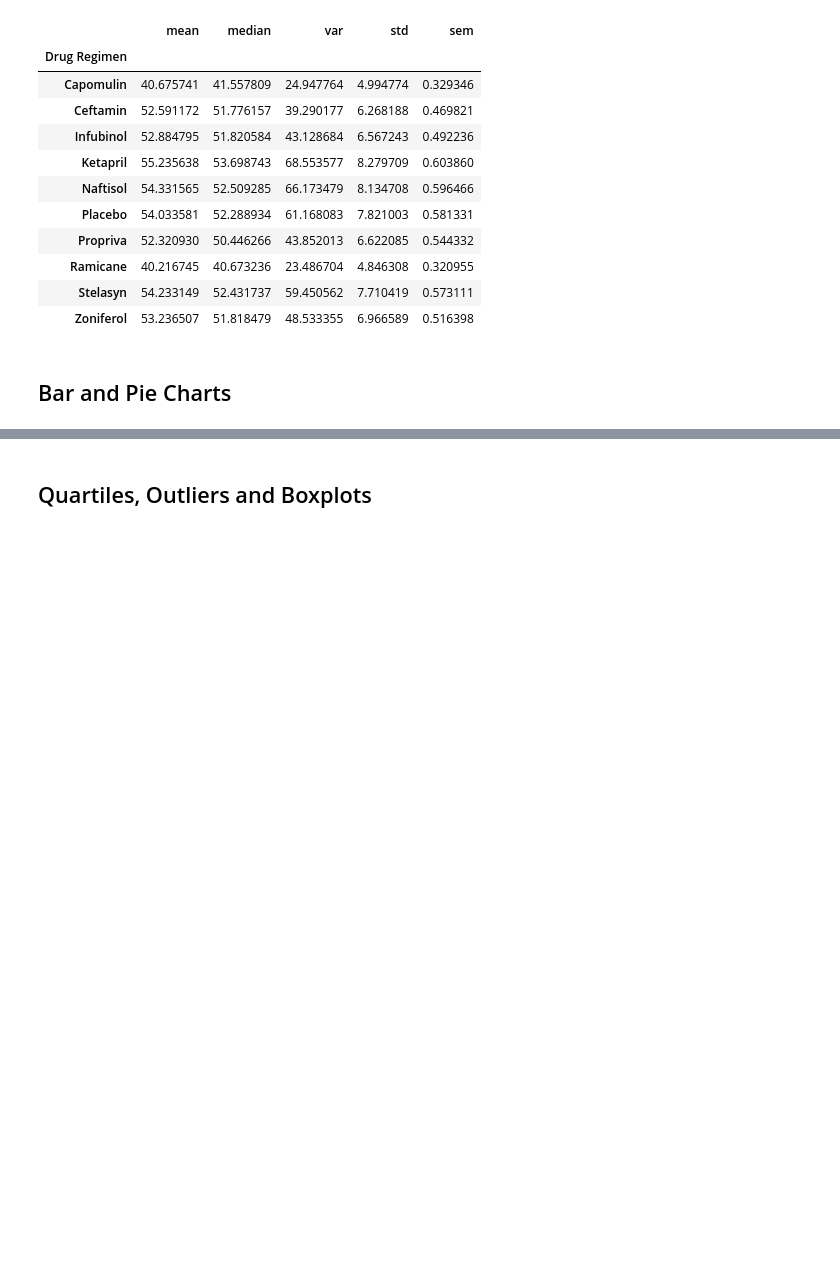
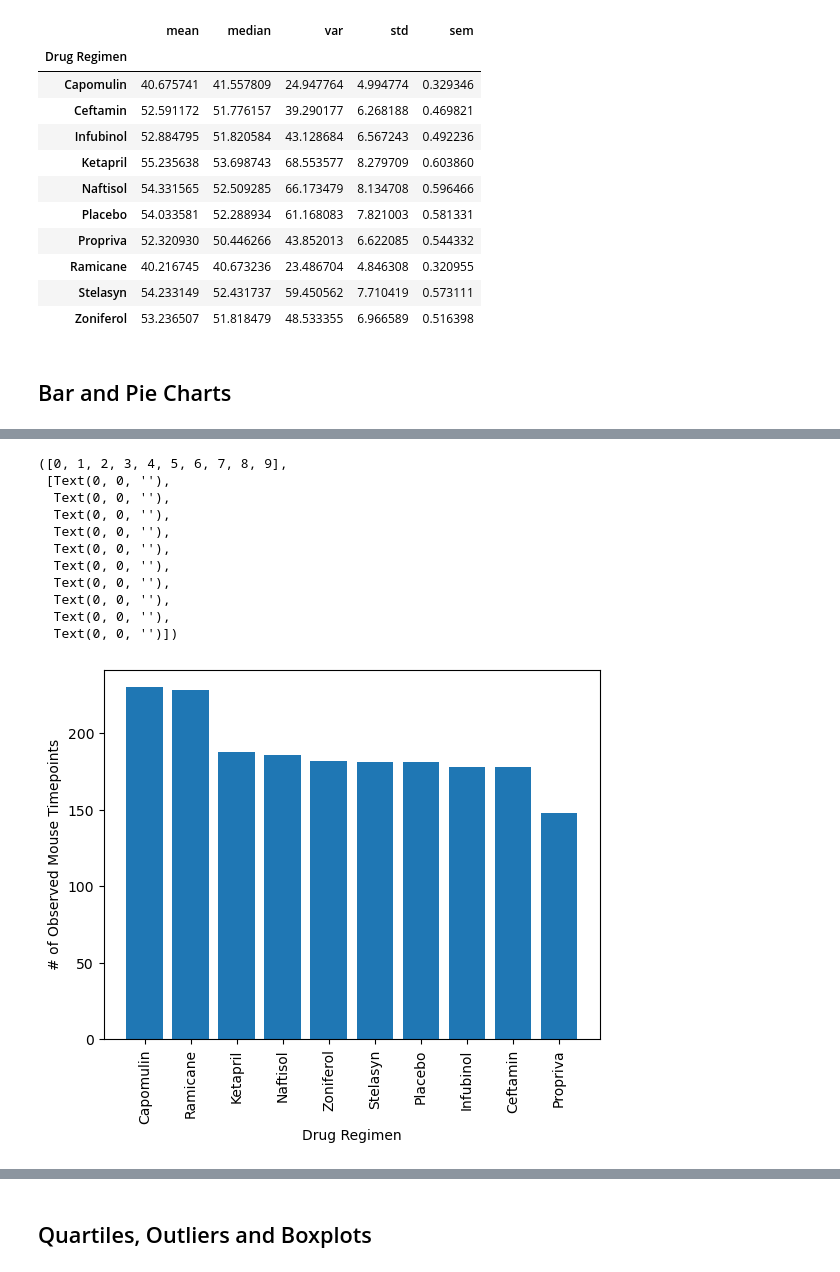
Before and after one commit to TPaxton97/matplotlib-challenge, a Jupyter notebook: Starter_Code/Pymaceuticals/pymaceuticals_starter.ipynb, the cells around one changed output, grey strips where cells are left out. Cells and saved outputs as stored; diff of their text form; code cells hidden in the pictures; blank space fills up the shorter version.

```diff
--- a/Starter_Code/Pymaceuticals/pymaceuticals_starter.ipynb
+++ b/Starter_Code/Pymaceuticals/pymaceuticals_starter.ipynb
@@ -155,4 +158,23 @@ statisticsSummaryAgg
 # %%
 # Generate a bar plot showing the total number of rows (Mouse ID/Timepoints) for each drug regimen using pyplot.
+
+pyplotBar = plt.bar(cleanCombinedMouseResults["Drug Regimen"].value_counts().index.values,
+                    cleanCombinedMouseResults["Drug Regimen"].value_counts().values)
+plt.xlabel("Drug Regimen")
+plt.ylabel("# of Observed Mouse Timepoints")
+plt.xticks(rotation = 90)
+# %% [output]
+([0, 1, 2, 3, 4, 5, 6, 7, 8, 9],
+ [Text(0, 0, ''),
+  Text(0, 0, ''),
+  Text(0, 0, ''),
+  Text(0, 0, ''),
+  Text(0, 0, ''),
+  Text(0, 0, ''),
+  Text(0, 0, ''),
+  Text(0, 0, ''),
+  Text(0, 0, ''),
+  Text(0, 0, '')])
+[figure, added]
 # %%
 # Generate a pie plot showing the distribution of female versus male mice using Pandas
```
Also changed, not shown: parts of 5 cells of this notebook, 1 other file.
